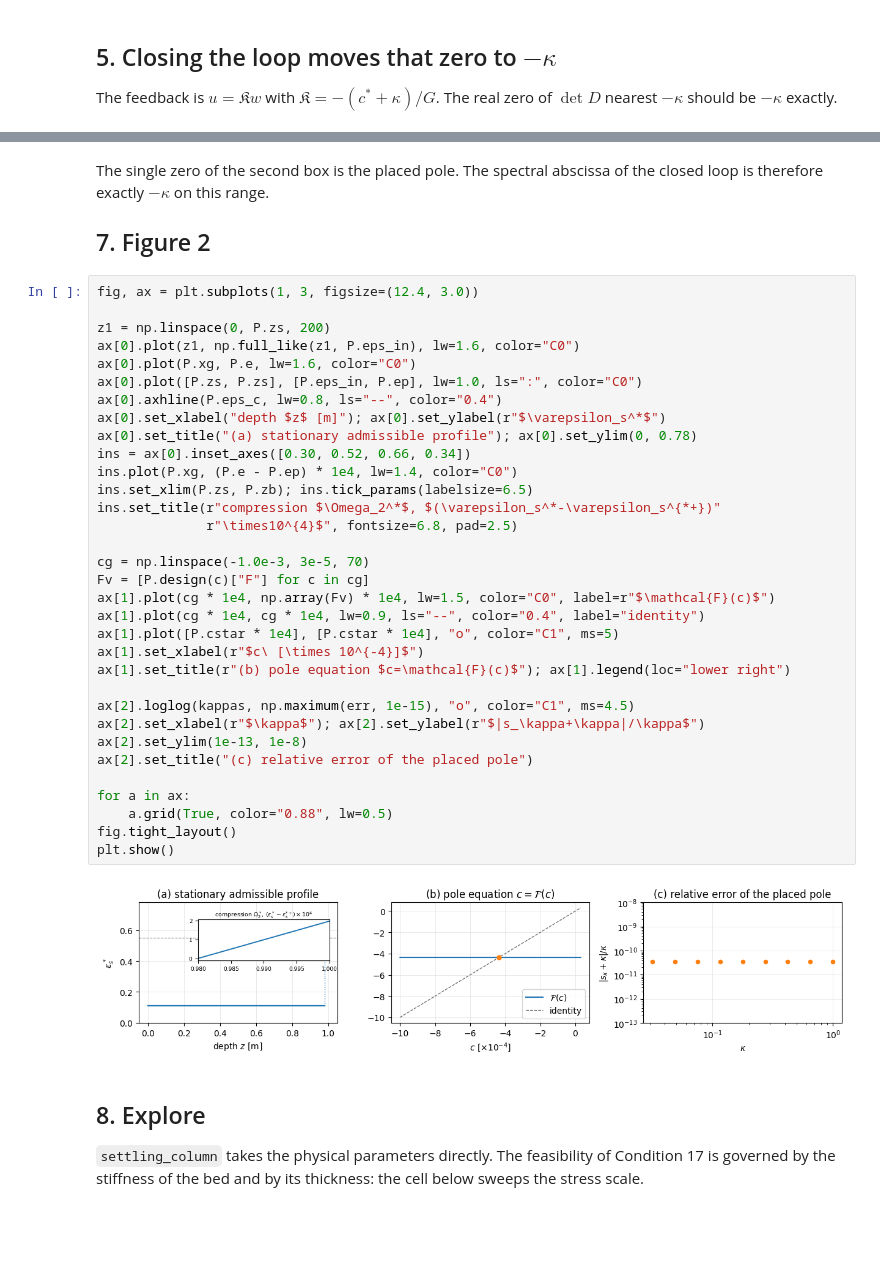
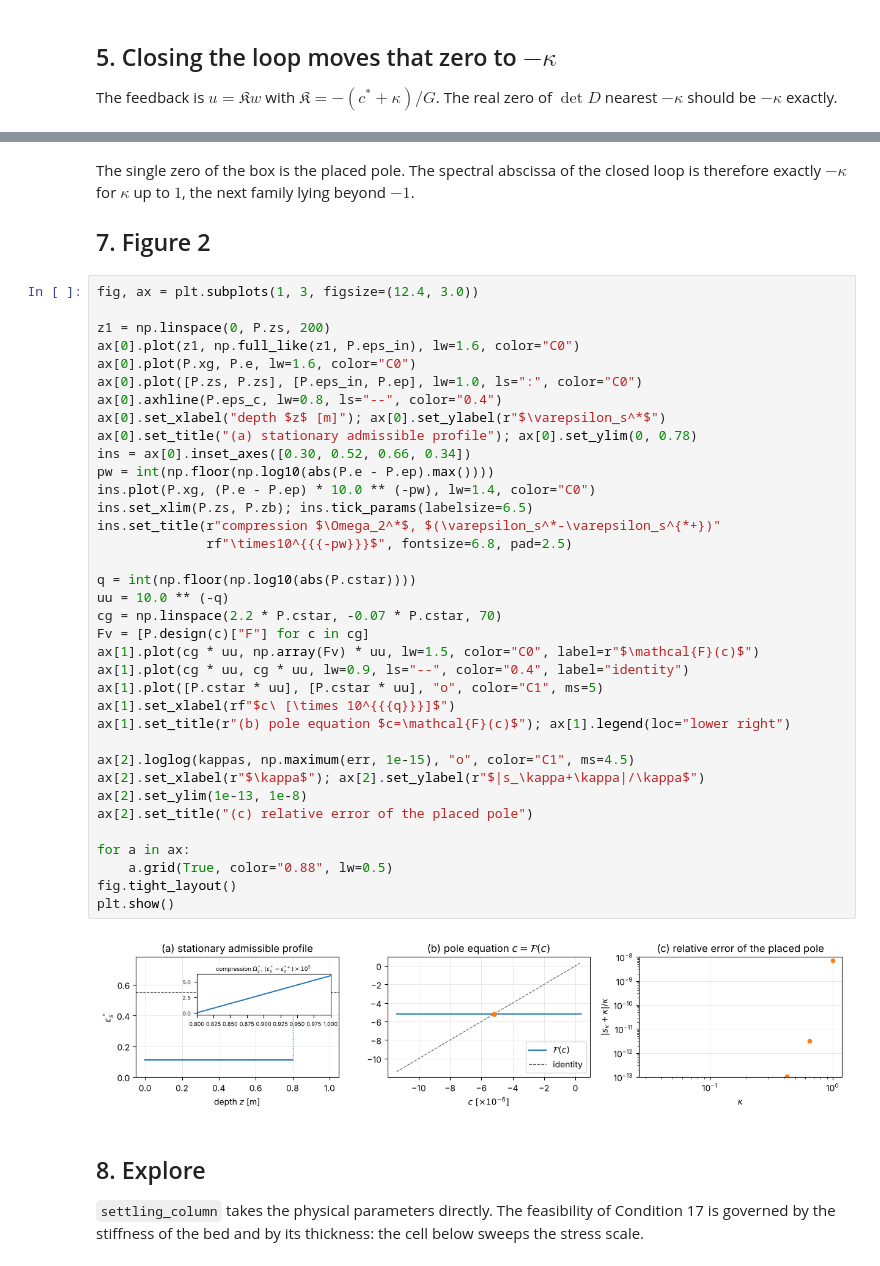
Before and after one commit to Vincent69410/sedimentation-forwarding, a Jupyter notebook: notebooks/worked_example.ipynb, the cells around one changed output, grey strips where cells are left out. Saved outputs shown, nothing was run; the diff lists cells and outputs as text; blank space fills up the shorter version.

```diff
--- a/notebooks/worked_example.ipynb
+++ b/notebooks/worked_example.ipynb
@@ -251,43 +261,47 @@ kappa =  0.3160:  # zeros in Re s > 0 : +0.000     # zeros in [-3,0] x [-30,30]
 # %% [markdown]
-The single zero of the second box is the placed pole. The spectral abscissa of
-the closed loop is therefore exactly $-\kappa$ on this range.
+The single zero of the box is the placed pole. The spectral abscissa of the
+closed loop is therefore exactly $-\kappa$ for $\kappa$ up to $1$, the next
+family lying beyond $-1$.
 
 ## 7. Figure 2
 # %%
 fig, ax = plt.subplots(1, 3, figsize=(12.4, 3.0))
 
 z1 = np.linspace(0, P.zs, 200)
 ax[0].plot(z1, np.full_like(z1, P.eps_in), lw=1.6, color="C0")
 ax[0].plot(P.xg, P.e, lw=1.6, color="C0")
 ax[0].plot([P.zs, P.zs], [P.eps_in, P.ep], lw=1.0, ls=":", color="C0")
 ax[0].axhline(P.eps_c, lw=0.8, ls="--", color="0.4")
 ax[0].set_xlabel("depth $z$ [m]"); ax[0].set_ylabel(r"$\varepsilon_s^*$")
 ax[0].set_title("(a) stationary admissible profile"); ax[0].set_ylim(0, 0.78)
 ins = ax[0].inset_axes([0.30, 0.52, 0.66, 0.34])
-ins.plot(P.xg, (P.e - P.ep) * 1e4, lw=1.4, color="C0")
+pw = int(np.floor(np.log10(abs(P.e - P.ep).max())))
+ins.plot(P.xg, (P.e - P.ep) * 10.0 ** (-pw), lw=1.4, color="C0")
 ins.set_xlim(P.zs, P.zb); ins.tick_params(labelsize=6.5)
 ins.set_title(r"compression $\Omega_2^*$, $(\varepsilon_s^*-\varepsilon_s^{*+})"
-              r"\times10^{4}$", fontsize=6.8, pad=2.5)
+              rf"\times10^{{{-pw}}}$", fontsize=6.8, pad=2.5)
 
-cg = np.linspace(-1.0e-3, 3e-5, 70)
+q = int(np.floor(np.log10(abs(P.cstar))))
+uu = 10.0 ** (-q)
+cg = np.linspace(2.2 * P.cstar, -0.07 * P.cstar, 70)
 Fv = [P.design(c)["F"] for c in cg]
-ax[1].plot(cg * 1e4, np.array(Fv) * 1e4, lw=1.5, color="C0", label=r"$\mathcal{F}(c)$")
-ax[1].plot(cg * 1e4, cg * 1e4, lw=0.9, ls="--", color="0.4", label="identity")
-ax[1].plot([P.cstar * 1e4], [P.cstar * 1e4], "o", color="C1", ms=5)
-ax[1].set_xlabel(r"$c\ [\times 10^{-4}]$")
+ax[1].plot(cg * uu, np.array(Fv) * uu, lw=1.5, color="C0", label=r"$\mathcal{F}(c)$")
+ax[1].plot(cg * uu, cg * uu, lw=0.9, ls="--", color="0.4", label="identity")
+ax[1].plot([P.cstar * uu], [P.cstar * uu], "o", color="C1", ms=5)
+ax[1].set_xlabel(rf"$c\ [\times 10^{{{q}}}]$")
 ax[1].set_title(r"(b) pole equation $c=\mathcal{F}(c)$"); ax[1].legend(loc="lower right")
 
 ax[2].loglog(kappas, np.maximum(err, 1e-15), "o", color="C1", ms=4.5)
 ax[2].set_xlabel(r"$\kappa$"); ax[2].set_ylabel(r"$|s_\kappa+\kappa|/\kappa$")
 ax[2].set_ylim(1e-13, 1e-8)
 ax[2].set_title("(c) relative error of the placed pole")
 
 for a in ax:
     a.grid(True, color="0.88", lw=0.5)
 fig.tight_layout()
 plt.show()
 # %% [output]
-[figure, old version]
+[figure, new version]
 # %% [markdown]
 ## 8. Explore
 
```
Also changed, not shown: parts of 13 cells of this notebook, 5 other files.
